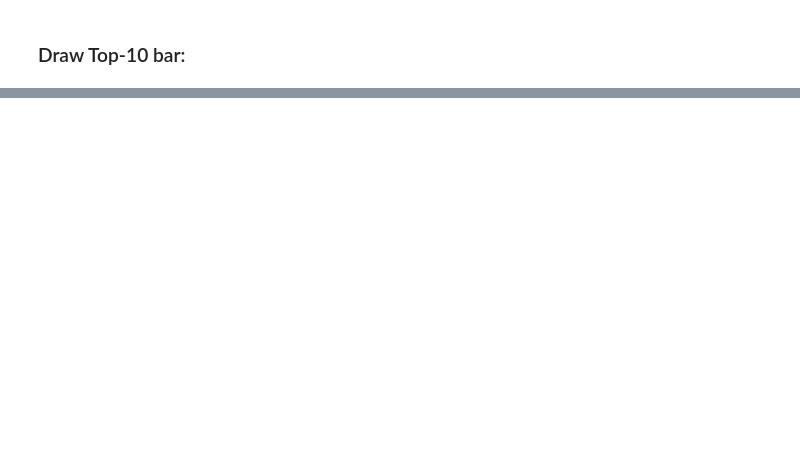
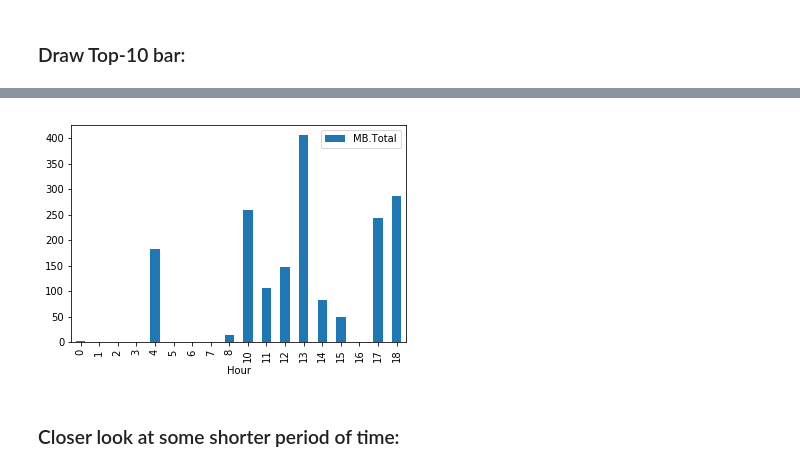
Before and after one commit to filkovsp/KerioLogParser, a Jupyter notebook: main.ipynb, the cells around one changed output, grey strips where cells are left out. Drawn from its saved outputs; the diff is of its cells as text; code cells hidden in the pictures; blank space fills up the shorter version.

```diff
--- a/main.ipynb
+++ b/main.ipynb
@@ -187,0 +259,4 @@ plt.show()
+# %%
+user_traffic.reset_index(level=0, inplace=True)
+user_traffic.set_index("DATETIME", inplace=True)
+user_traffic.head()
@@ -187,0 +271,3 @@ plt.show()
+# %%
+user_traffic_byhour = user_traffic.groupby([user_traffic.index.hour.rename('Hour')])['Bytes.Total'].sum().reset_index().set_index("Hour")
+user_traffic_byhour
@@ -187,0 +293,16 @@ plt.show()
+# %%
+size_unit = "MB"
+pd.DataFrame({
+    "{0}.Total".format(size_unit) : list(map(
+        lambda size: BiteSize.transform(int(size), size_unit),
+        list(user_traffic_byhour["Bytes.Total"])
+    ))
+}, index = user_traffic_byhour.index)\
+ .plot(kind="bar")
+
+# plt.title(user_name)
+plt.show()
+# %% [output]
+[figure, added]
+# %% [markdown]
+### Closer look at some shorter period of time:
```
Also changed, not shown: parts of 19 cells of this notebook.
